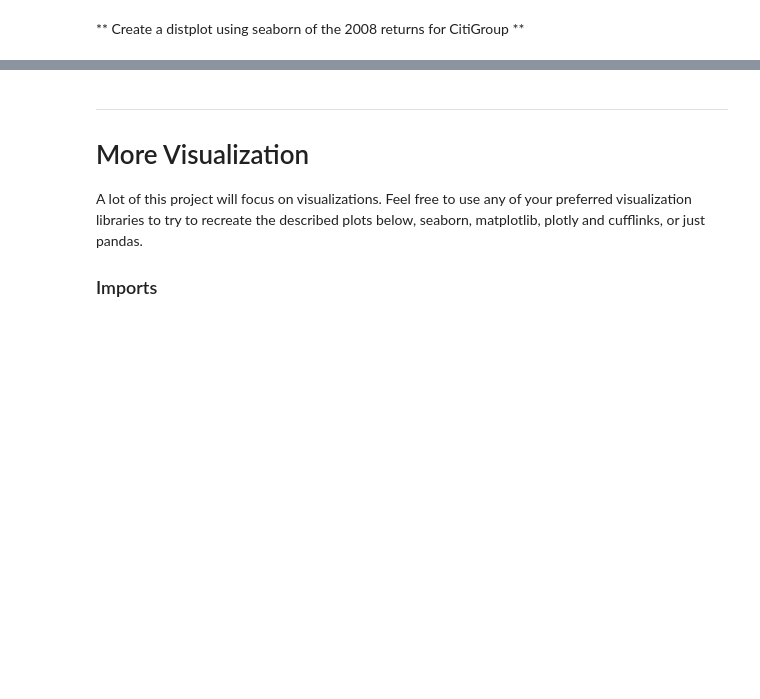
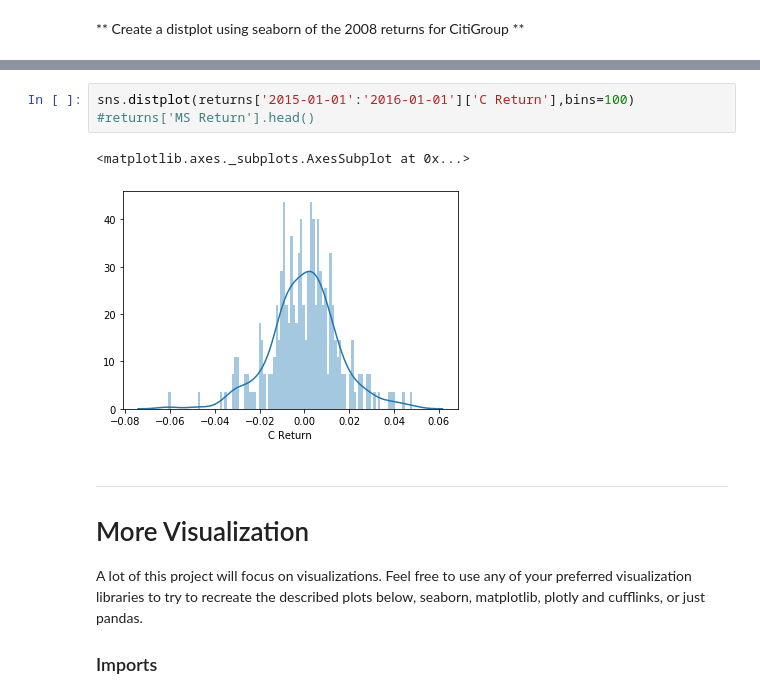
Before and after one commit to anbubsc2k14/Capstone-Project, a Jupyter notebook: Finance_Project.ipynb, the cells around one changed output, grey strips where cells are left out. Drawn from its saved outputs; the diff is of its cells as text; blank space fills up the shorter version.

```diff
--- a/Finance_Project.ipynb
+++ b/Finance_Project.ipynb
@@ -274,3 +284,9 @@ using a non-integer number instead of an integer will result in an error in the
+# %%
+sns.distplot(returns['2015-01-01':'2016-01-01']['C Return'],bins=100)
+#returns['MS Return'].head()
+# %% [output]
+<matplotlib.axes._subplots.AxesSubplot at 0x...>
+[figure, added]
 # %% [markdown]
 ____
 # More Visualization
```
Also changed, not shown: parts of 16 cells of this notebook.
